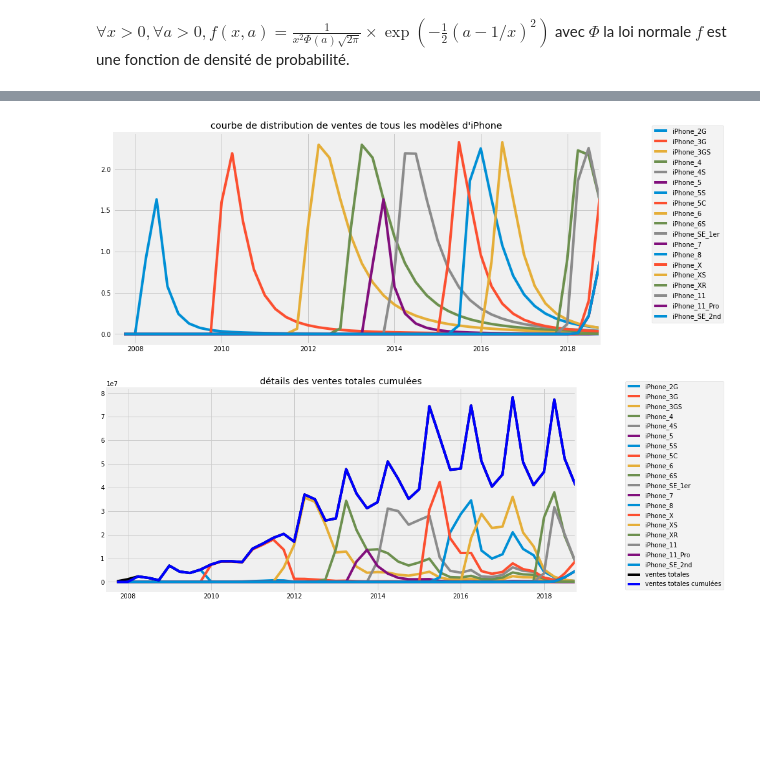
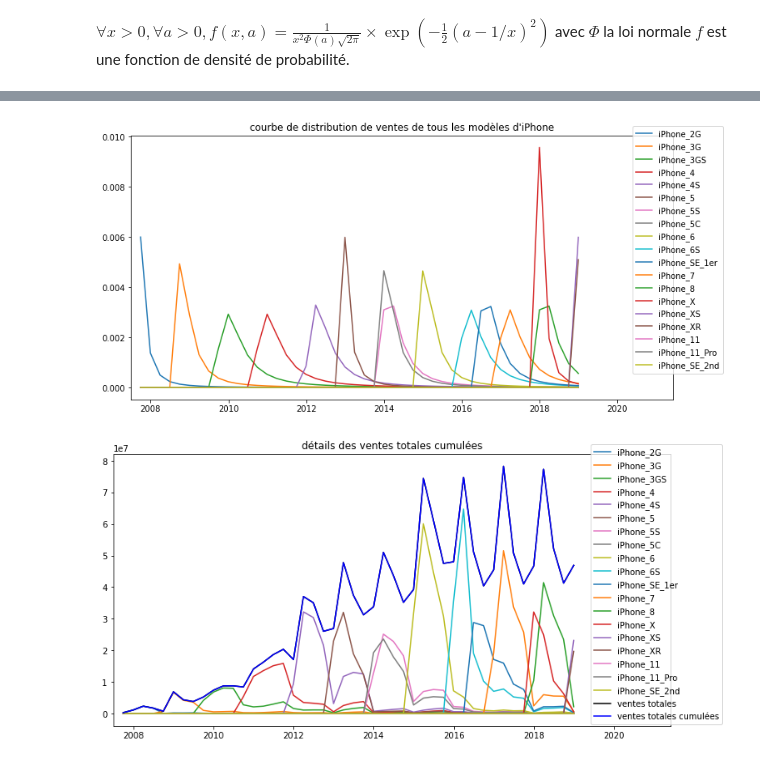
Before and after one commit to usernamedjpris/obsolescence_prediction, a Jupyter notebook: ventes par modèle.ipynb, the cells around one changed output, grey strips where cells are left out. Saved outputs shown, nothing was run; the diff lists cells and outputs as text; code cells hidden in the pictures; blank space fills up the shorter version.

Commit message:
ajustement du modèle

```diff
--- a/ventes par modèle.ipynb
+++ b/ventes par modèle.ipynb
@@ -41,15 +53,16 @@ trimestre = [datetime.date(int(d.split("/")[2]),int(d.split("/")[1]),int(d.split
 # %% [markdown]
 $\forall x > 0, \forall a> 0, f(x,a) = \frac{1}{x^2 \Phi(a) \sqrt{2 \pi}} \times \exp(-\frac{1}{2}(a-1/x)^2)$ avec $\Phi$ la loi normale $f$ est une fonction de densité de probabilité.
 # %%
-def distrib(x,centre,scale):
-    #return norm.pdf(x,centre,scale)*scale
-    #return lognorm.pdf(x, 2, centre, scale)*scale
-    return alpha.pdf(x, 2, centre, scale)*scale
+def distrib(x,debut,scale):
+    #return stat.norm.pdf(x,debut+scale/2,scale/6)#*scale
+    #return lognorm.pdf(x,2, debut, scale/6)#*scale
+    return alpha.pdf(x, 2, debut-scale/10, scale/1.5)#*scale
 
 
 x = np.arange(-10, 10, 0.001)
 y = distrib(x,0,1)
 fig, ax = plt.subplots(figsize=(9,6))
+
 
 ax.plot(x,y)
 
@@ -62,25 +75,23 @@ plt.show()
 # %%
 def specialize(date_debut, date_fin, trimestre):
-    #print(date_trimestre.toordinal(),date_debut.toordinal()+(date_fin.toordinal()-date_debut.toordinal())/2,date_fin.toordinal()-date_debut.toordinal())
+    #print(date_debut.toordinal()+(date_fin.toordinal()-date_debut.toordinal())/2,date_fin.toordinal()-date_debut.toordinal())
     delta = date_fin.toordinal()-date_debut.toordinal()
-    return distrib(trimestre, date_debut.toordinal()+delta/2, delta)
+    return distrib(trimestre, date_debut.toordinal(), delta)#+delta/2, delta)
 
 
 fig, ax = plt.subplots(figsize=(12,6))
 for i,iPhone in enumerate(gantt["Modèle"]):
 
     x = trimestre
     y = specialize(debut[i], fin[i], x)
+    ax.plot(x, y, label=iPhone)
 
-
-    ax.plot(x, y, label=iPhone)
-    ax.legend(bbox_to_anchor=(1.1, 1.05))
-    ax.set_xlim([debut[0],fin[10]])
-    ax.set_title("courbe de distribution de ventes de tous les modèles d'iPhone")
-
+ax.legend(bbox_to_anchor=(1.1, 1.05))
+ax.set_xlim([debut[0],fin[-1]])
+ax.set_title("courbe de distribution de ventes de tous les modèles d'iPhone")
 plt.show()
 # %% [output]
-[figure, old version]
+[figure, new version]
 # %%
 Som = []
 for t in trimestre:
@@ -112,19 +123,19 @@ x = trimestre
 
 for iPhone in gantt["Modèle"]:
     ax.plot(x,globals()[iPhone], label=iPhone)
-    ax.set_xlim([debut[0],fin[10]])
+    ax.set_xlim([debut[0],fin[-1]])
 
 ax.plot(x,vente["Vente"], 'k', label="ventes totales")
-ax.set_xlim([debut[0],fin[10]])
+ax.set_xlim([debut[0],fin[-1]])
 
 ax.plot(x,ventes, 'b', label="ventes totales cumulées")
-ax.set_xlim([debut[0],fin[10]])
+ax.set_xlim([debut[0],fin[-1]])
 
 ax.legend(bbox_to_anchor=(1.1, 1.05))
 ax.set_title("détails des ventes totales cumulées")
 plt.show()
 # %% [output]
-[figure, old version]
+[figure, new version]
 # %%
 for iPhone in gantt["Modèle"]:
     vente[iPhone]=[round(x) for x in globals()[iPhone]]
```
Also changed, not shown: parts of 3 cells of this notebook.
